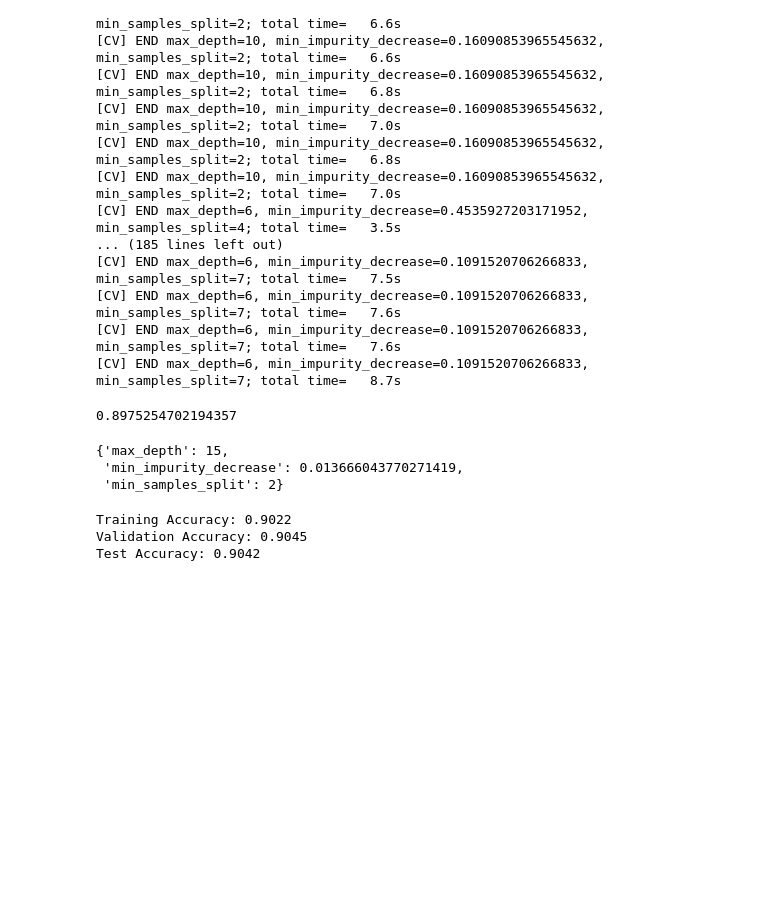
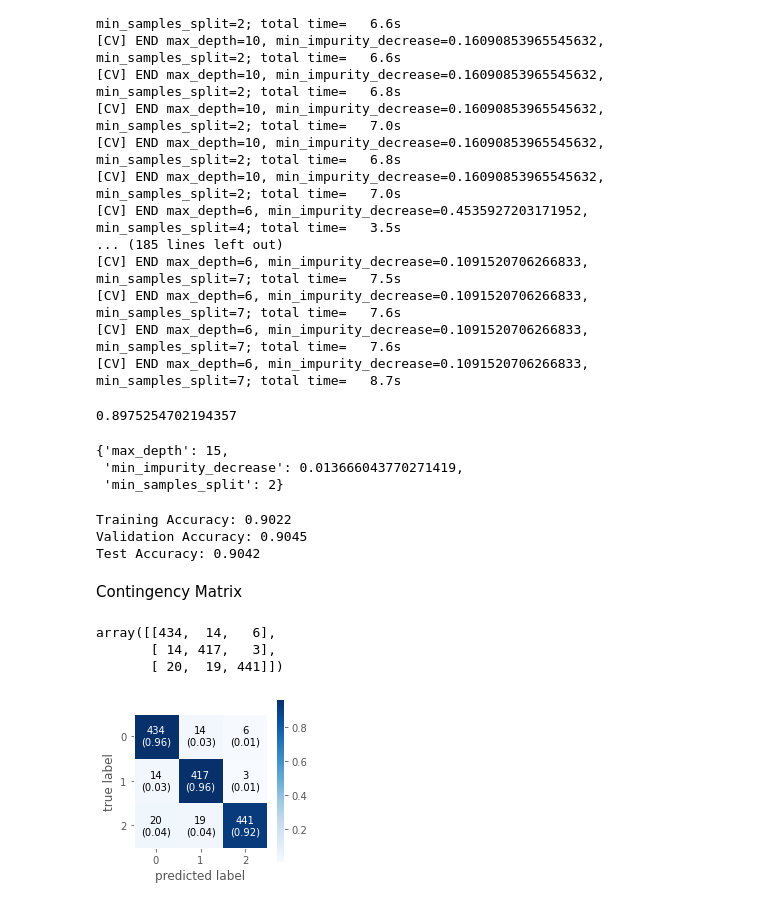
Before and after one commit to Szhang577/STAT_451_Final_Project, a Jupyter notebook: code/Christine.ipynb, the cells around one changed output. Saved outputs shown, nothing was run; the diff lists cells and outputs as text; code cells hidden in the pictures; blank space fills up the shorter version.

Commit message:
All Algorithms and Some Graphs

```diff
--- a/code/Christine.ipynb
+++ b/code/Christine.ipynb
@@ -613,3 +613,27 @@ print("Test Accuracy: %0.4f" % forest2_new.best_estimator_.score(X2_test, y2_tes
 Training Accuracy: 0.9022
 Validation Accuracy: 0.9045
 Test Accuracy: 0.9042
+# %% [markdown]
+Contingency Matrix
+# %%
+from sklearn.metrics.cluster import contingency_matrix
+
+forest_cm = contingency_matrix(forest2.predict(X2_test), y1_test)
+forest_cm
+# %% [output]
+array([[434,  14,   6],
+       [ 14, 417,   3],
+       [ 20,  19, 441]])
+# %%
+from mlxtend.plotting import plot_confusion_matrix
+import matplotlib.pyplot as plt
+
+fig, ax = plot_confusion_matrix(conf_mat=forest_cm,
+                                show_absolute=True,
+                                show_normed=True,
+                                colorbar=True,
+                                figsize=(3, 3))
+plt.savefig("forest_cm.png")
+plt.show()
+# %% [output]
+[figure, added]
```
Also changed, not shown: parts of 7 cells of this notebook.
